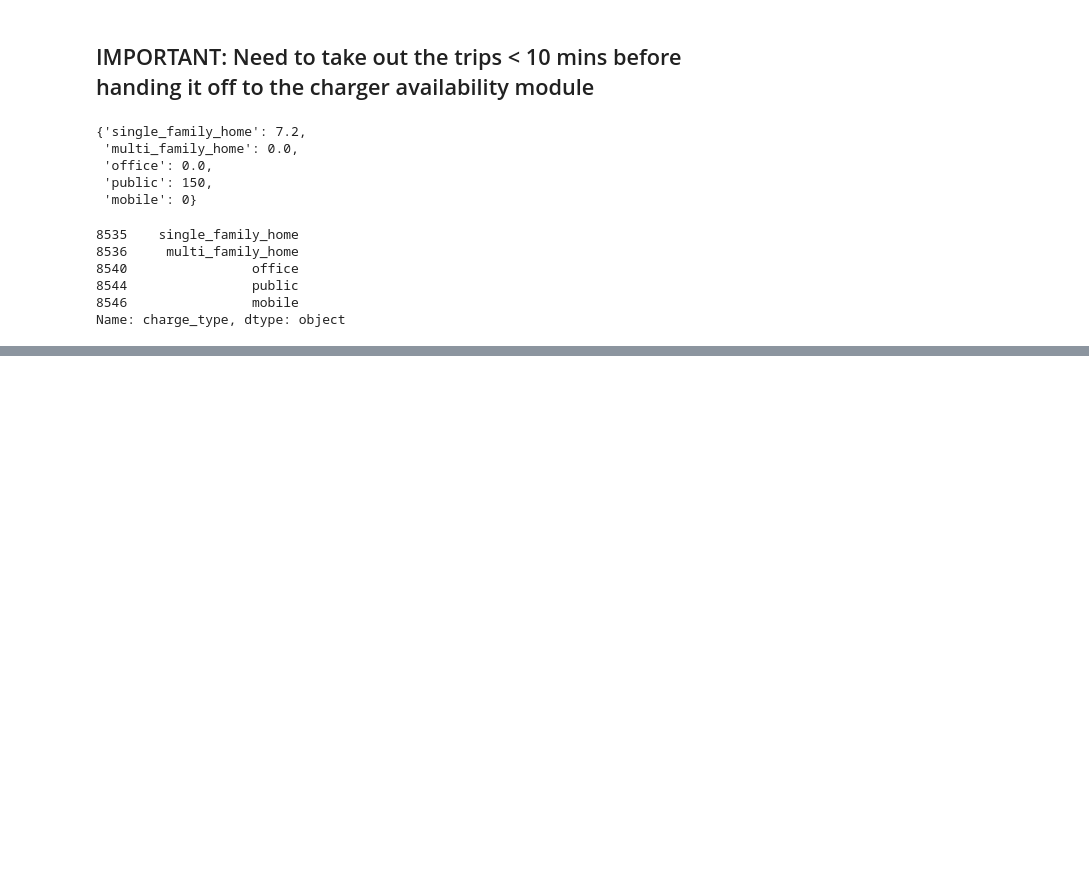
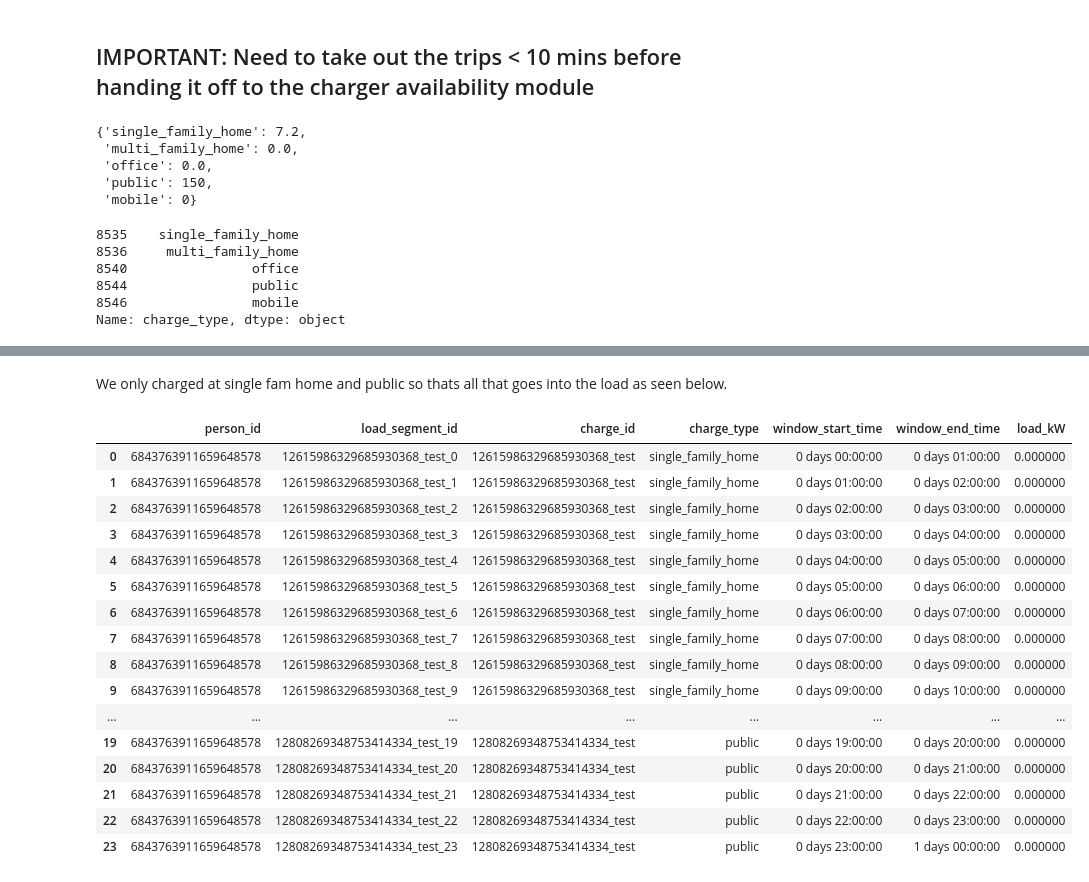
Before and after one commit to rmi-mobility-data-science/replicaEVSE, a Jupyter notebook: notebooks/charger_logic_dev.ipynb, the cells around one changed output, grey strips where cells are left out. Drawn from its saved outputs; the diff is of its cells as text; code cells hidden in the pictures; blank space fills up the shorter version.

```diff
--- a/notebooks/charger_logic_dev.ipynb
+++ b/notebooks/charger_logic_dev.ipynb
@@ -340,4 +327,4 @@ ind = stops_sub.index[j]
 # %%
 existing_load=pd.read_csv(datadir+'EIA_demand_summary.csv')
 # %%
-sim.simulate_person_load(trips, existing_load, 'test', managed=False)
+charge_sims = sim.simulate_person_load(trips, existing_load, 'test', managed=False)
@@ -361,0 +340,22 @@ sim.simulate_person_load(trips, existing_load, 'test', managed=False)
+# %% [markdown]
+We only charged at single fam home and public so thats all that goes into the load as seen below.
+# %%
+charge_sims['loads']
+# %% [output]
+|  | person_id | load_segment_id | charge_id | charge_type | window_start_time | window_end_time | load_kW |
+| 0 | 6843763911659648578 | 12615986329685930368_test_0 | 12615986329685930368_test | single_family_home | 0 days 00:00:00 | 0 days 01:00:00 | 0.000000 |
+| 1 | 6843763911659648578 | 12615986329685930368_test_1 | 12615986329685930368_test | single_family_home | 0 days 01:00:00 | 0 days 02:00:00 | 0.000000 |
+| 2 | 6843763911659648578 | 12615986329685930368_test_2 | 12615986329685930368_test | single_family_home | 0 days 02:00:00 | 0 days 03:00:00 | 0.000000 |
+| 3 | 6843763911659648578 | 12615986329685930368_test_3 | 12615986329685930368_test | single_family_home | 0 days 03:00:00 | 0 days 04:00:00 | 0.000000 |
+| 4 | 6843763911659648578 | 12615986329685930368_test_4 | 12615986329685930368_test | single_family_home | 0 days 04:00:00 | 0 days 05:00:00 | 0.000000 |
+| 5 | 6843763911659648578 | 12615986329685930368_test_5 | 12615986329685930368_test | single_family_home | 0 days 05:00:00 | 0 days 06:00:00 | 0.000000 |
+| 6 | 6843763911659648578 | 12615986329685930368_test_6 | 12615986329685930368_test | single_family_home | 0 days 06:00:00 | 0 days 07:00:00 | 0.000000 |
+| 7 | 6843763911659648578 | 12615986329685930368_test_7 | 12615986329685930368_test | single_family_home | 0 days 07:00:00 | 0 days 08:00:00 | 0.000000 |
+| 8 | 6843763911659648578 | 12615986329685930368_test_8 | 12615986329685930368_test | single_family_home | 0 days 08:00:00 | 0 days 09:00:00 | 0.000000 |
+| 9 | 6843763911659648578 | 12615986329685930368_test_9 | 12615986329685930368_test | single_family_home | 0 days 09:00:00 | 0 days 10:00:00 | 0.000000 |
+| ... | ... | ... | ... | ... | ... | ... | ... |
+| 19 | 6843763911659648578 | 12808269348753414334_test_19 | 12808269348753414334_test | public | 0 days 19:00:00 | 0 days 20:00:00 | 0.000000 |
+| 20 | 6843763911659648578 | 12808269348753414334_test_20 | 12808269348753414334_test | public | 0 days 20:00:00 | 0 days 21:00:00 | 0.000000 |
+| 21 | 6843763911659648578 | 12808269348753414334_test_21 | 12808269348753414334_test | public | 0 days 21:00:00 | 0 days 22:00:00 | 0.000000 |
+| 22 | 6843763911659648578 | 12808269348753414334_test_22 | 12808269348753414334_test | public | 0 days 22:00:00 | 0 days 23:00:00 | 0.000000 |
+| 23 | 6843763911659648578 | 12808269348753414334_test_23 | 12808269348753414334_test | public | 0 days 23:00:00 | 1 days 00:00:00 | 0.000000 |
```
Also changed, not shown: parts of 8 cells of this notebook, 3 other files.
